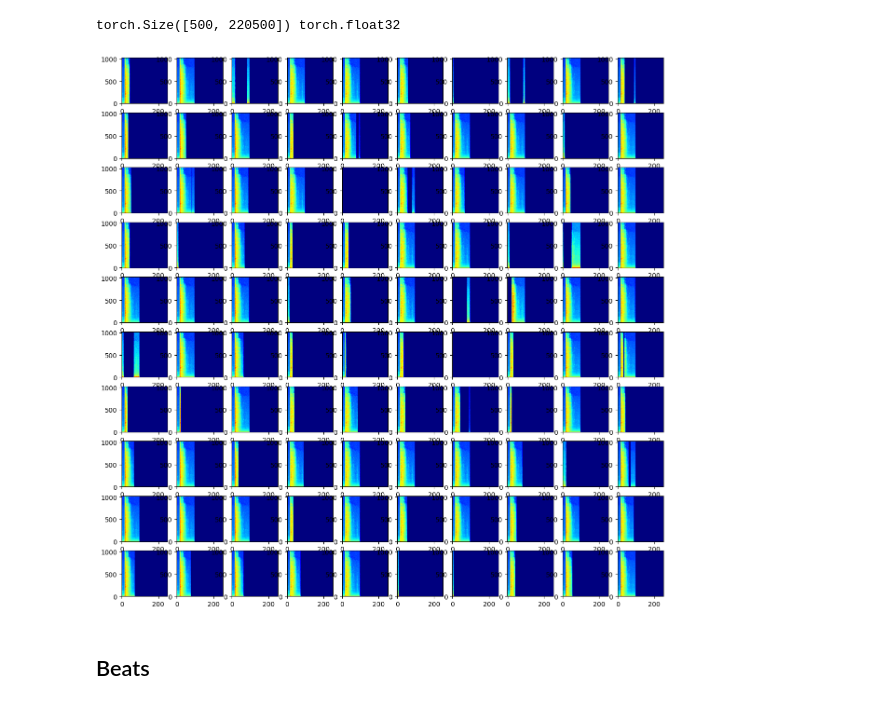
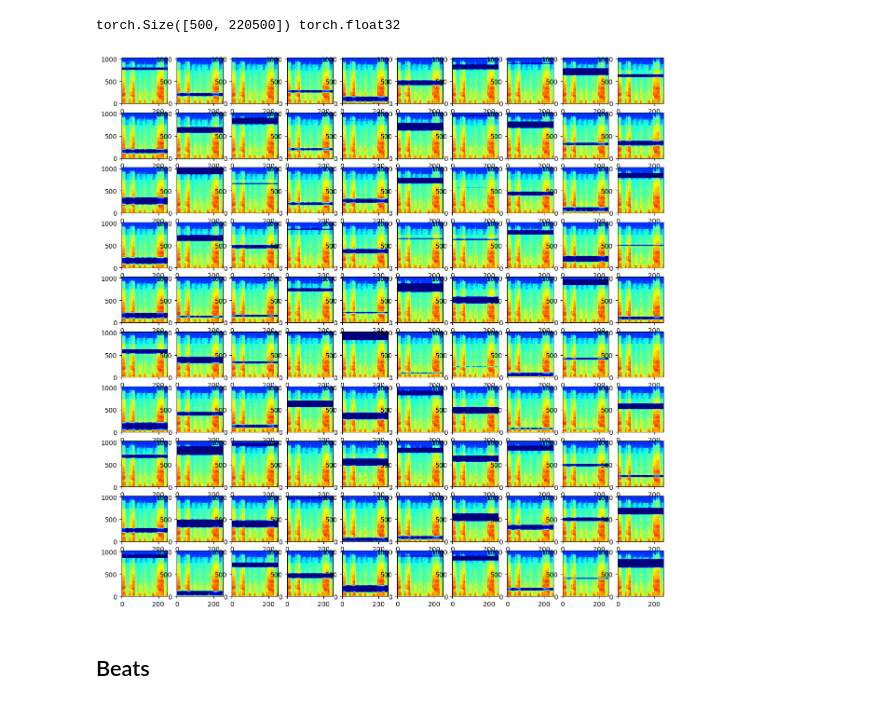
Before and after one commit to zszalan98/DL_RELAX, a Jupyter notebook: time_masking.ipynb, the cells around one changed output. Saved outputs shown, nothing was run; the diff lists cells and outputs as text; code cells hidden in the pictures.

Commit message:
Frequency and time full masking

```diff
--- a/time_masking.ipynb
+++ b/time_masking.ipynb
@@ -81,21 +77,24 @@ freq_masks = create_freq_masks(cpx_spec.shape[1:3], F, n_masks)
 # %%
 masked_spec_time = apply_masks(cpx_spec, time_masks)
 masked_spec_freq = apply_masks(cpx_spec, freq_masks)
-masked_audios = inverse_complex_spectrogram(masked_spec_time, n_ftt=n_ftt)
-print(masked_audios.shape, masked_audios.dtype)
+masked_audios_time = inverse_complex_spectrogram(masked_spec_time, n_ftt=n_ftt)
+masked_audios_freq = inverse_complex_spectrogram(masked_spec_freq, n_ftt=n_ftt)
+print(masked_audios_time.shape, masked_audios_time.dtype)
+# print(masked_audios_freq.shape, masked_audios_freq.dtype)
 # %% [output]
 torch.Size([500, 220500]) torch.float32
 # %%
 # Create and show masked spectrograms
 plt.figure(figsize=(15,15))
 for i in range(100):
-    tmp_spec = get_spectrogram(masked_audios[i], n_ftt=n_ftt)
+    tmp_spec = get_spectrogram(masked_audios_time[i], n_ftt=n_ftt)
+    tmp_spec = get_spectrogram(masked_audios_freq[i], n_ftt=n_ftt)
     tmp_spec_db = convert_to_db(tmp_spec)
     plt.subplot(10,10,i+1)
     plt.imshow(tmp_spec_db, origin='lower', cmap='jet', aspect='auto')
 plt.show()
 # %% [output]
-[figure, old version]
+[figure, new version]
 # %%
 # Play masked audio
 ix_audio = 3
```
Also changed, not shown: parts of 31 cells of this notebook, 1 other file.
